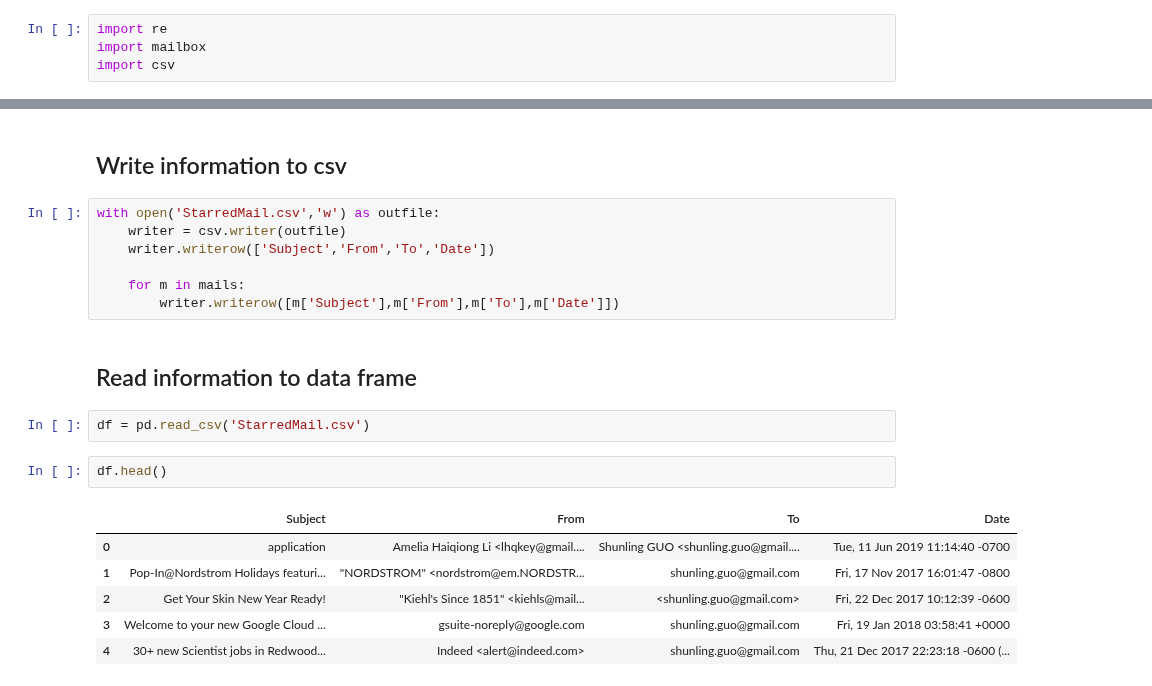
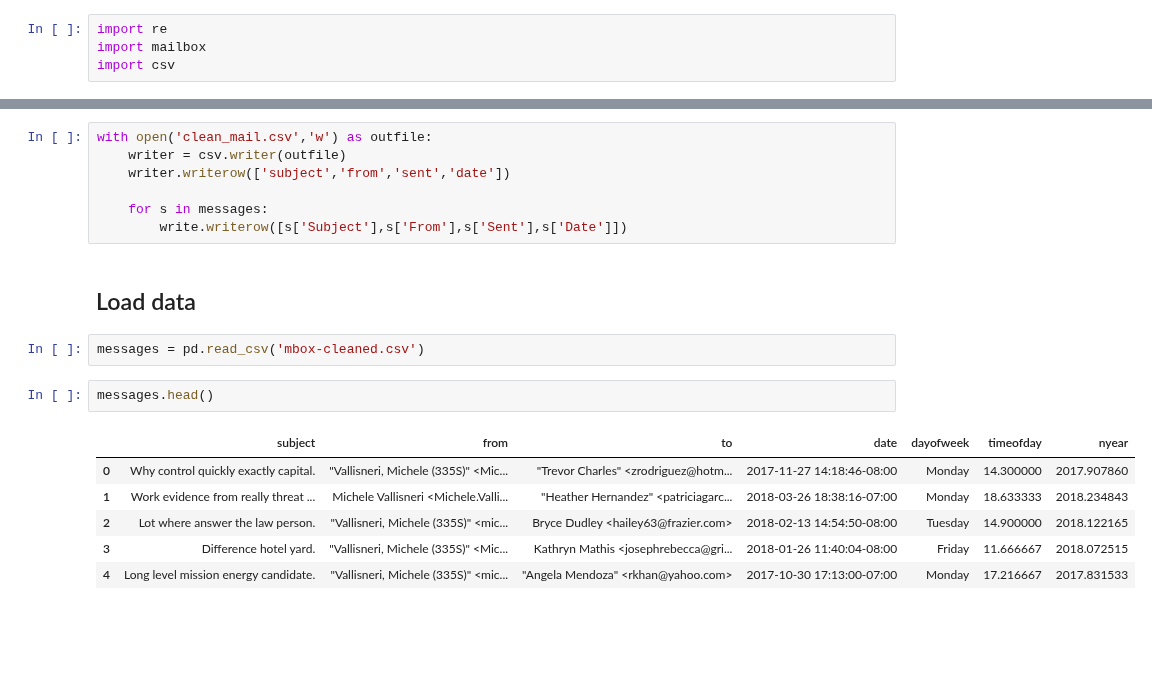
Before and after one commit to Shunling/SpringBoard, a Jupyter notebook: Practices/Python_statistics_essential/03_09_challenge.ipynb, the cells around one changed output, grey strips where cells are left out. Cells and saved outputs as stored; diff of their text form; blank space fills up the shorter version.

```diff
--- a/Practices/Python_statistics_essential/03_09_challenge.ipynb
+++ b/Practices/Python_statistics_essential/03_09_challenge.ipynb
@@ -47,22 +25,20 @@ mails[1].keys()
-# %% [markdown]
-## Write information to csv
 # %%
-with open('StarredMail.csv','w') as outfile:
+with open('clean_mail.csv','w') as outfile:
     writer = csv.writer(outfile)
-    writer.writerow(['Subject','From','To','Date'])
+    writer.writerow(['subject','from','sent','date'])
 
-    for m in mails:
-        writer.writerow([m['Subject'],m['From'],m['To'],m['Date']])
+    for s in messages:
+        write.writerow([s['Subject'],s['From'],s['Sent'],s['Date']])
-# %% [markdown]
-## Read information to data frame
+# %% [markdown]
+## Load data
 # %%
-df = pd.read_csv('StarredMail.csv')
+messages = pd.read_csv('mbox-cleaned.csv')
 # %%
-df.head()
+messages.head()
 # %% [output]
-|  | Subject | From | To | Date |
-| 0 | application | Amelia Haiqiong Li <lhqkey@gmail.... | Shunling GUO <shunling.guo@gmail.... | Tue, 11 Jun 2019 11:14:40 -0700 |
-| 1 | Pop-In@Nordstrom Holidays featuri... | "NORDSTROM" <nordstrom@em.NORDSTR... | shunling.guo@gmail.com | Fri, 17 Nov 2017 16:01:47 -0800 |
-| 2 | Get Your Skin New Year Ready! | "Kiehl's Since 1851" <kiehls@mail... | <shunling.guo@gmail.com> | Fri, 22 Dec 2017 10:12:39 -0600 |
-| 3 | Welcome to your new Google Cloud ... | gsuite-noreply@google.com | shunling.guo@gmail.com | Fri, 19 Jan 2018 03:58:41 +0000 |
-| 4 | 30+ new Scientist jobs in Redwood... | Indeed <alert@indeed.com> | shunling.guo@gmail.com | Thu, 21 Dec 2017 22:23:18 -0600 (... |
+|  | subject | from | to | date | dayofweek | timeofday | nyear |
+| 0 | Why control quickly exactly capital. | "Vallisneri, Michele (335S)" <Mic... | "Trevor Charles" <zrodriguez@hotm... | 2017-11-27 14:18:46-08:00 | Monday | 14.300000 | 2017.907860 |
+| 1 | Work evidence from really threat ... | Michele Vallisneri <Michele.Valli... | "Heather Hernandez" <patriciagarc... | 2018-03-26 18:38:16-07:00 | Monday | 18.633333 | 2018.234843 |
+| 2 | Lot where answer the law person. | "Vallisneri, Michele (335S)" <mic... | Bryce Dudley <hailey63@frazier.com> | 2018-02-13 14:54:50-08:00 | Tuesday | 14.900000 | 2018.122165 |
+| 3 | Difference hotel yard. | "Vallisneri, Michele (335S)" <Mic... | Kathryn Mathis <josephrebecca@gri... | 2018-01-26 11:40:04-08:00 | Friday | 11.666667 | 2018.072515 |
+| 4 | Long level mission energy candidate. | "Vallisneri, Michele (335S)" <mic... | "Angela Mendoza" <rkhan@yahoo.com> | 2017-10-30 17:13:00-07:00 | Monday | 17.216667 | 2017.831533 |
```
Also changed, not shown: parts of 19 cells of this notebook.
